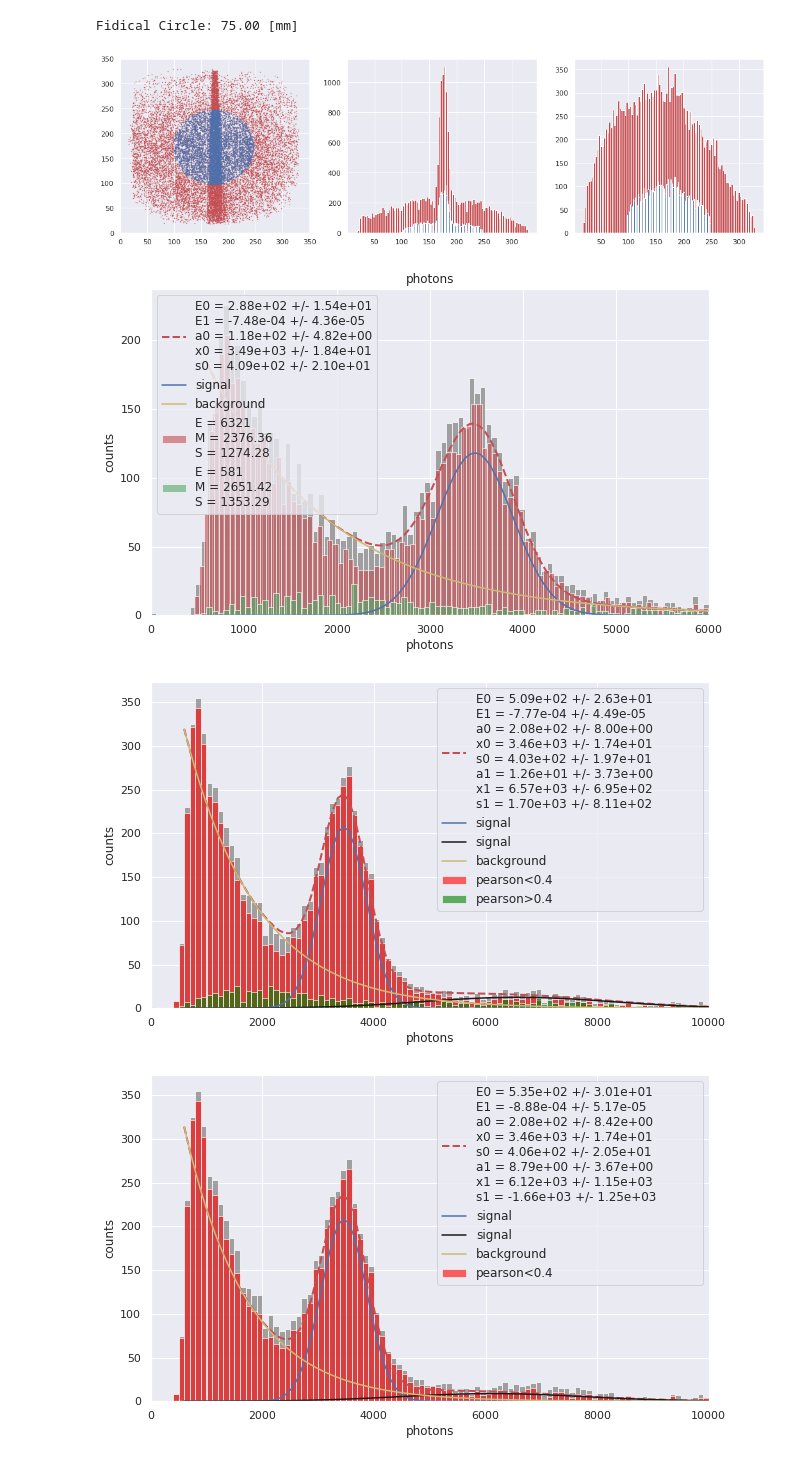
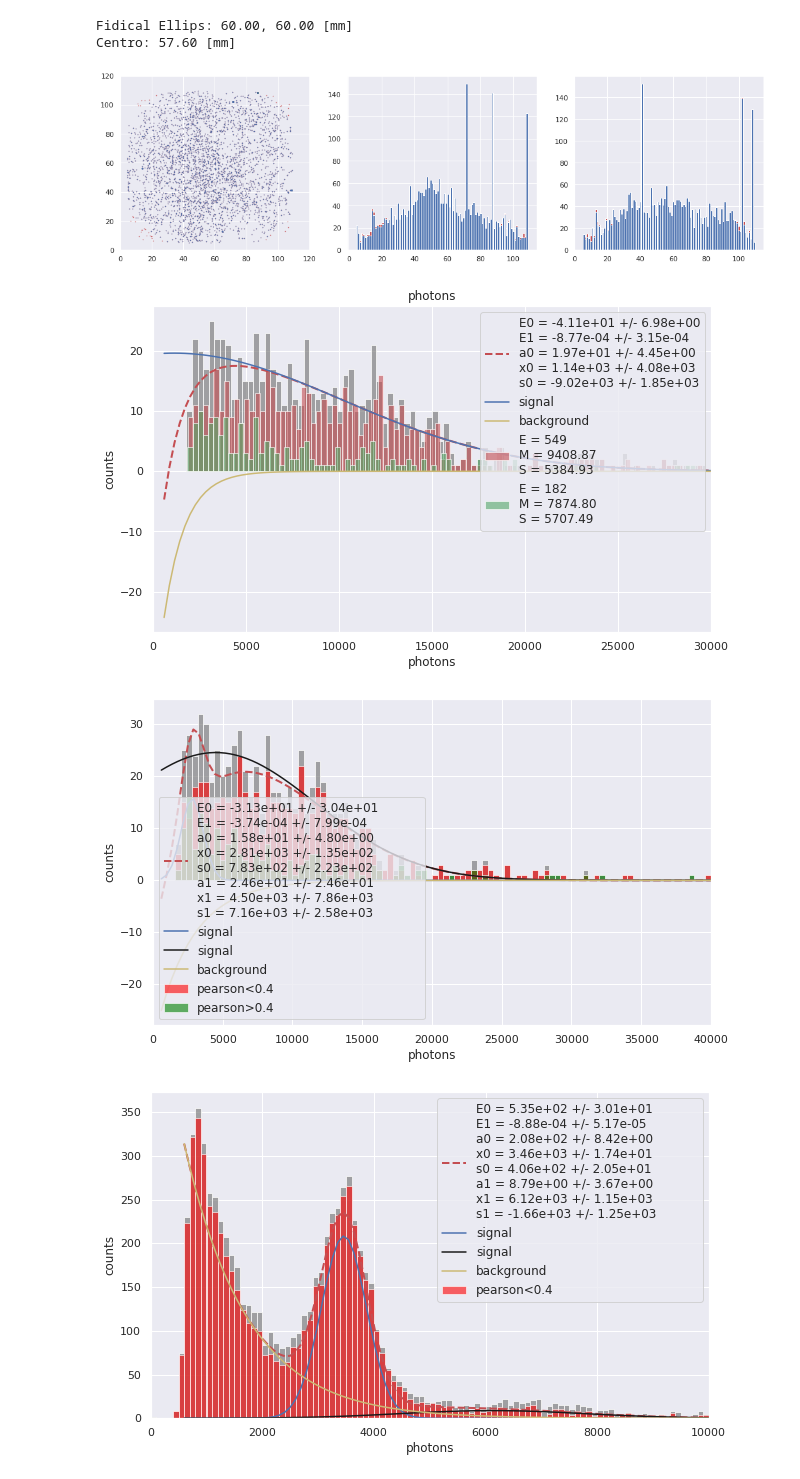
Before and after one commit to gmazzitelli/cygno_cloud, a Jupyter notebook: AnalisiCluster.ipynb, the cells around one changed output. Drawn from its saved outputs; the diff is of its cells as text; code cells hidden in the pictures.

```diff
--- a/AnalisiCluster.ipynb
+++ b/AnalisiCluster.ipynb
@@ -18,6 +17,7 @@ file_out=mybasepath+"out/dbscan_run4039_cmin_0_cmax_500_rescale_2304_nsigma_1.5_
 #file_out=mybasepath+"out/dbscan_run4046_cmin_0_cmax_500_rescale_2304_nsigma_1.5_ev_200_ped_4038.plk.gz"
 #file_out=mybasepath+"out/dbscan_run4160_cmin_0_cmax_500_rescale_2304_nsigma_1.5_ev_200_ped_4183.plk.gz"
 file_out=mybasepath+"out/dbscan_run4045_cmin_0_cmax_500_rescale_2304_nsigma_1.5_ev_200_ped_4038_vF0.plk.gz"
+file_out="./dbscan_run10919_cmin_0_cmax_500_rescale_576_nsigma_1.5_ped_10918.plk.gz"
 df = pd.read_pickle(file_out, compression='gzip')
 
 # range
@@ -27,4 +27,4 @@ df = pd.read_pickle(file_out, compression='gzip')
 df['length'] = np.sqrt((df['x0end'] - df['x0start'])**2 + (df['y0end'] - df['y0start'])**2)
 df['x0c'] = (df['x0end'] + df['x0start'])/2.
 df['y0c'] = (df['y0end'] + df['y0start'])/2.
-df = df[(df['cluster_lable'] > -1) & (df['width'] > 0) & (df['height'] > 0)]
+df = df[(df['cluster_lable'] > -1) & (df['width'] > 0) & (df['height'] > 0) & (df['photons'] > 0)]
@@ -147,12 +123,12 @@ pd.set_option('mode.chained_assignment', None)
 
 # Normalization
 
-LEMON = False
+GIN = True
 
-if LEMON:
+if GIN:
     # LEMON
-    pixelscale  = 0.125
-    x_resolution = y_resolution = 2048
+    pixelscale  = 0.05
+    x_resolution = y_resolution = 2304
     df['length']   =df['length']*pixelscale
     df['x0c']      =df['x0c']*pixelscale
     df['y0c']      =df['y0c']*pixelscale
@@ -161,7 +137,7 @@ if LEMON:
 
     DX = 0
     DY = 0
-    a = 100. # mm
+    a = 120. # mm
     b = 120. # mm
 
     a0 = a*0.5
@@ -169,9 +145,10 @@ if LEMON:
     #################################################
 
 
-    print ("Fidical Ellips: %.2f, %.2f [mm]" % (a,b))
+    print ("Fidical Ellips: %.2f, %.2f [mm]" % (a0,b0))
 
     d0 = x_resolution*pixelscale/2
+    print ("Centro: %.2f [mm]" % (d0))
 
     fig, ax = plt.subplots(1,3, figsize=(18, 5))
 
@@ -181,8 +158,8 @@ if LEMON:
     y1 = y[((x-d0+DX)**2/a0**2 + (y-d0+DY)**2/b0**2 )< 1]
     ax[0].plot(x, y, 'r.', markersize=1)
     ax[0].plot(x1, y1, 'b.', markersize=1)
-    ax[0].set_xlim(0,256)
-    ax[0].set_ylim(0,256)
+    ax[0].set_xlim(0,a)
+    ax[0].set_ylim(0,b)
     ax[1].hist(x, color='r',bins=100)
     ax[1].hist(x1, color='b',bins=100)
     ax[2].hist(y, color='r',bins=100)
@@ -226,35 +203,36 @@ else:
 
     df = df[((df['x0c']-d0)**2/a0**2 + (df['y0c']-d0)**2/a0**2 )< 1]
 # %% [output]
-Fidical Circle: 75.00 [mm]
+Fidical Ellips: 60.00, 60.00 [mm]
+Centro: 57.60 [mm]
-[figure, old version]
+[figure, new version]
 # %%
 fig, ax = plt.subplots(figsize=(10,6))
-hmax = 6000.
+hmax = 30000.
 myExpG(df['photons'], ax, xmin=600., xmax=hmax, bins=bins, E0=200., E1=-0.001, a0=900., x0=3000., s0=300.)
 ax.hist(df['photons'], bins=bins, range=(0,hmax), color='gray', alpha=0.7)
 #ax.hist(df.photons[(abs(df.pearson)<0.4)], bins, range=(0,hmax), color="red", alpha=0.6, label="pearson<0.4")
 #ax.hist(df.photons[(abs(df.pearson)>0.4)], bins, range=(0,hmax), color="green", alpha=0.6, label="pearson>0.4")
 pd_his_plot(df.photons[(df.photons<=hmax) & (abs(df.pearson)<pFeMax)], ax=ax, bins=bins, color="r",
             alpha=0.6)
 pd_his_plot(df.photons[(df.photons<=hmax) & (abs(df.pearson)>pFeMax)], ax=ax, bins=bins, color="g",
             alpha=0.6)
 
 
 ax.set_xlim(0,hmax)
 ax.set_xlabel('photons')
 ax.set_ylabel('counts')
 #ax.set_yscale("log")
-plt.legend(loc=2, prop={'size':'medium'})
+plt.legend(loc=1, prop={'size':'medium'})
 plt.minorticks_on()
 plt.show()
 # %% [output]
-[figure, old version]
+[figure, new version]
 # %%
 bins = 100
 
 fig, ax = plt.subplots(figsize=(10,6))
-hmax = 10000.
+hmax = 40000.
 myExp2G(df['photons'], ax, xmin=600., xmax=hmax, bins=100, E0=200., E1=-0.001, a0=900., x0=3000., s0=300., a1=90., x1=9000., s1=300.)
 ax.hist(df['photons'], bins=100, range=(0,hmax), color='gray', alpha=0.7)
 ax.hist(df.photons[(abs(df.pearson)<0.4)], 100, range=(0,hmax), color="red", alpha=0.6, label="pearson<0.4")
@@ -267,7 +245,7 @@ plt.legend(loc=0, prop={'size':'medium'})
 plt.minorticks_on()
 plt.show()
 # %% [output]
-[figure, old version]
+[figure, new version]
 # %%
 bins = 100
 
```
Also changed, not shown: parts of 8 cells of this notebook.
